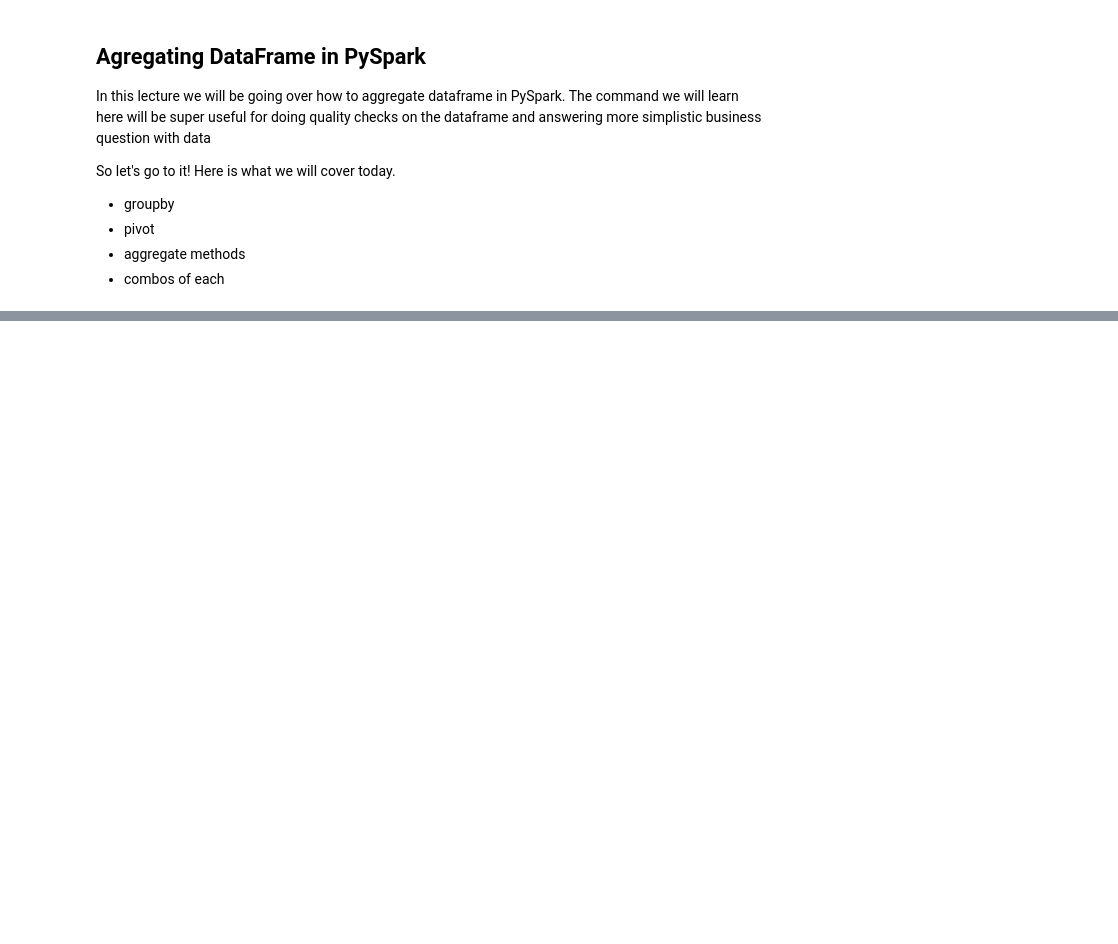
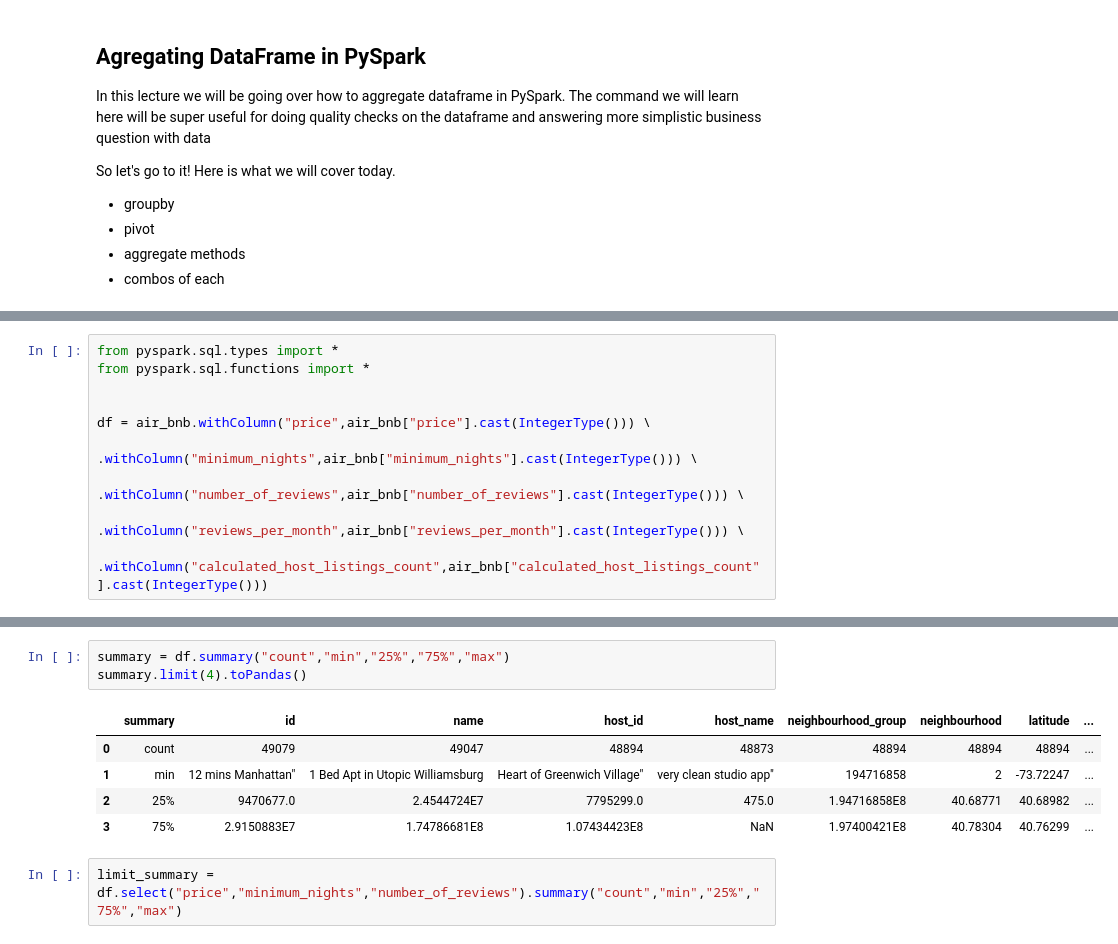
Before and after one commit to citysiva180/PySpark_Exclusive_Learning, a Jupyter notebook: PySpark_Essentials_by_LAYLA.ipynb, the cells around one changed output, grey strips where cells are left out. Drawn from its saved outputs; the diff is of its cells as text; blank space fills up the shorter version.

```diff
--- a/PySpark_Essentials_by_LAYLA.ipynb
+++ b/PySpark_Essentials_by_LAYLA.ipynb
@@ -1995,0 +2027,10 @@ So let's go to it! Here is what we will cover today.
+# %%
+from pyspark.sql.types import *
+from pyspark.sql.functions import *
+
+
+df = air_bnb.withColumn("price",air_bnb["price"].cast(IntegerType())) \
+            .withColumn("minimum_nights",air_bnb["minimum_nights"].cast(IntegerType())) \
+            .withColumn("number_of_reviews",air_bnb["number_of_reviews"].cast(IntegerType())) \
+            .withColumn("reviews_per_month",air_bnb["reviews_per_month"].cast(IntegerType())) \
+            .withColumn("calculated_host_listings_count",air_bnb["calculated_host_listings_count"].cast(IntegerType()))
@@ -1995,0 +2126,11 @@ So let's go to it! Here is what we will cover today.
+# %%
+summary = df.summary("count","min","25%","75%","max")
+summary.limit(4).toPandas()
+# %% [output]
+|  | summary | id | name | host_id | host_name | neighbourhood_group | neighbourhood | latitude | ... |
+| 0 | count | 49079 | 49047 | 48894 | 48873 | 48894 | 48894 | 48894 | ... |
+| 1 | min | 12 mins Manhattan" | 1 Bed Apt in Utopic Williamsburg | Heart of Greenwich Village" | very clean studio app" | 194716858 | 2 | -73.72247 | ... |
+| 2 | 25% | 9470677.0 | 2.4544724E7 | 7795299.0 | 475.0 | 1.94716858E8 | 40.68771 | 40.68982 | ... |
+| 3 | 75% | 2.9150883E7 | 1.74786681E8 | 1.07434423E8 | NaN | 1.97400421E8 | 40.78304 | 40.76299 | ... |
+# %%
+limit_summary = df.select("price","minimum_nights","number_of_reviews").summary("count","min","25%","75%","max")
```
Also changed, not shown: parts of 35 cells of this notebook.
